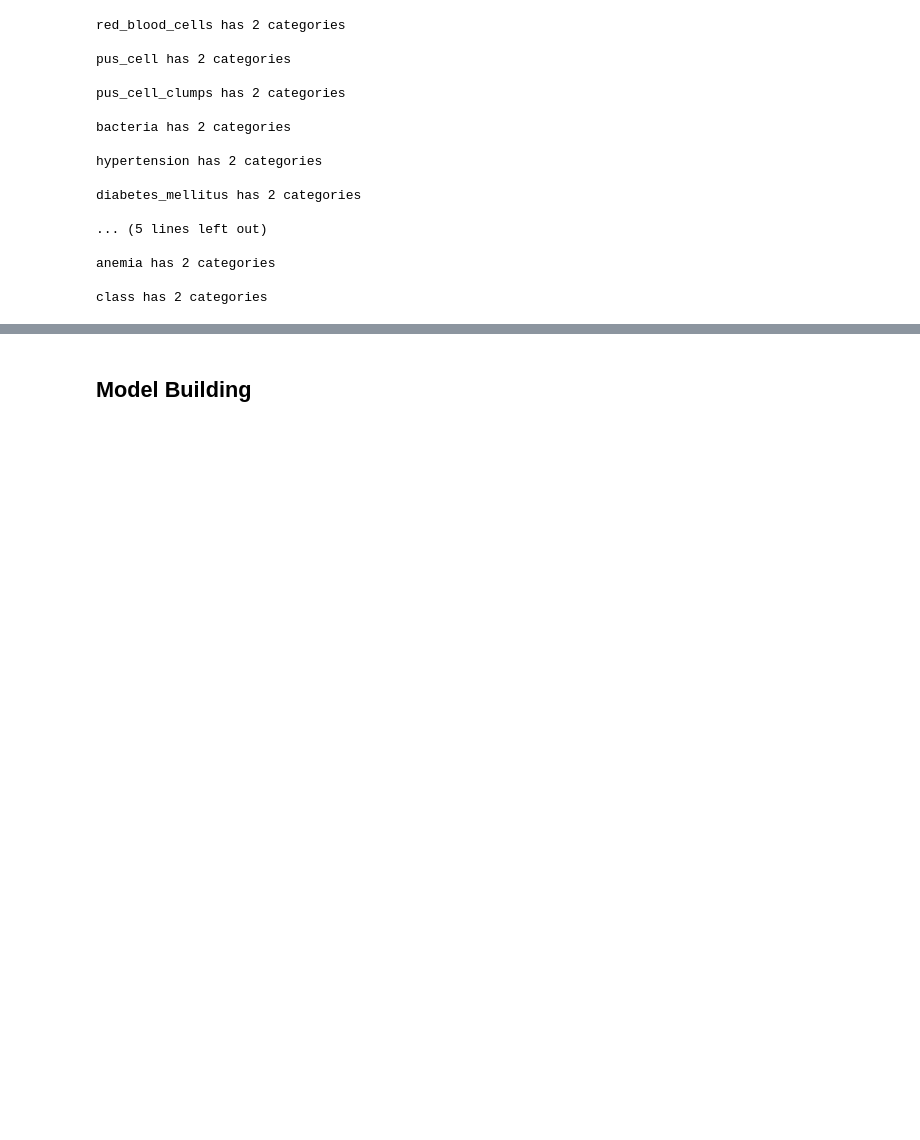
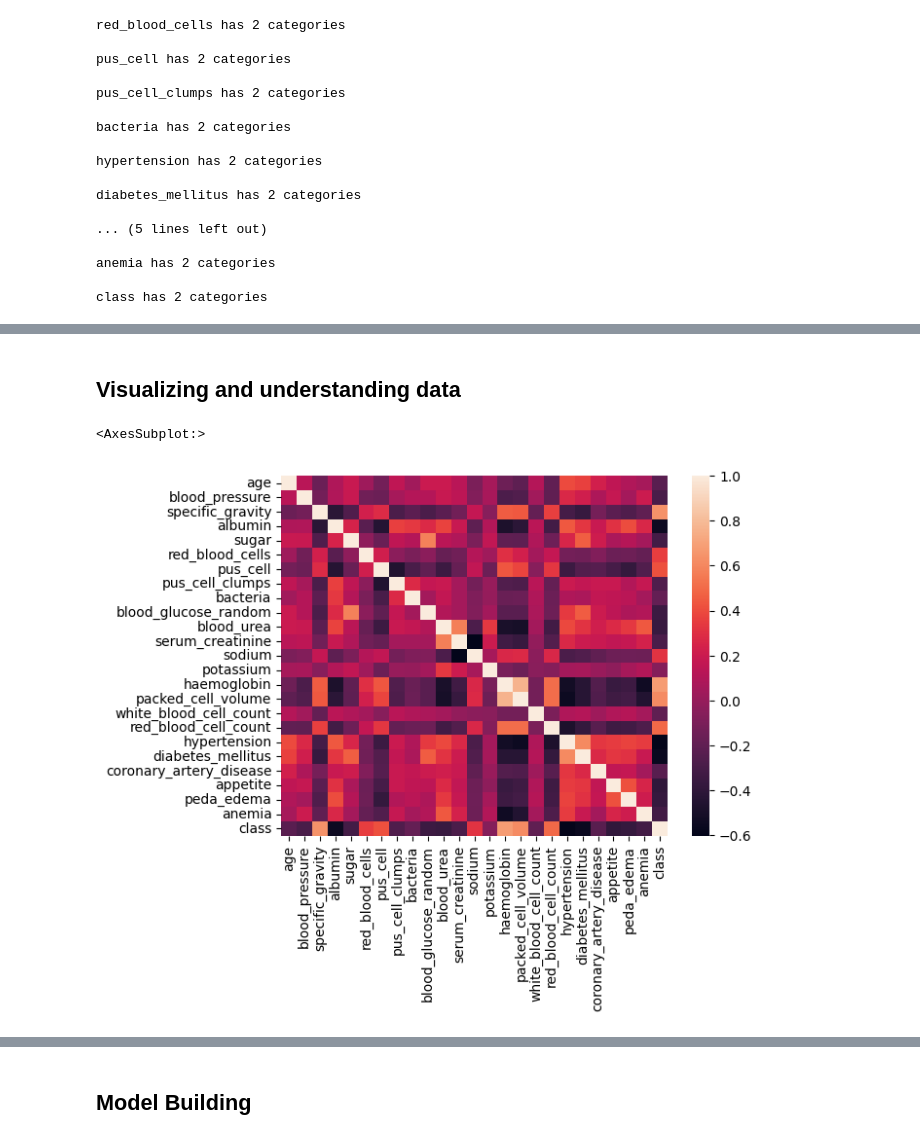
Before and after one commit to cygnus55/Chronic-Kidney-Disease-Prediction-ML, a Jupyter notebook: notebooks/main.ipynb, the cells around one changed output, grey strips where cells are left out. Cells and saved outputs as stored; diff of their text form; code cells hidden in the pictures; blank space fills up the shorter version.

```diff
--- a/notebooks/main.ipynb
+++ b/notebooks/main.ipynb
@@ -270,3 +270,12 @@ df.head()
 | 2 | 62.0 | 80.0 | 1.010 | 2.0 | 3.0 | 1 | 1 | ... |
 | 3 | 48.0 | 70.0 | 1.005 | 4.0 | 0.0 | 1 | 0 | ... |
 | 4 | 51.0 | 80.0 | 1.010 | 2.0 | 0.0 | 1 | 1 | ... |
+# %% [markdown]
+## Visualizing and understanding data
+# %%
+from seaborn import heatmap
+corr = df.corr()
+heatmap(corr)
+# %% [output]
+<AxesSubplot:>
+[figure, added]
```
Also changed, not shown: parts of 29 cells of this notebook, 5 other files.
